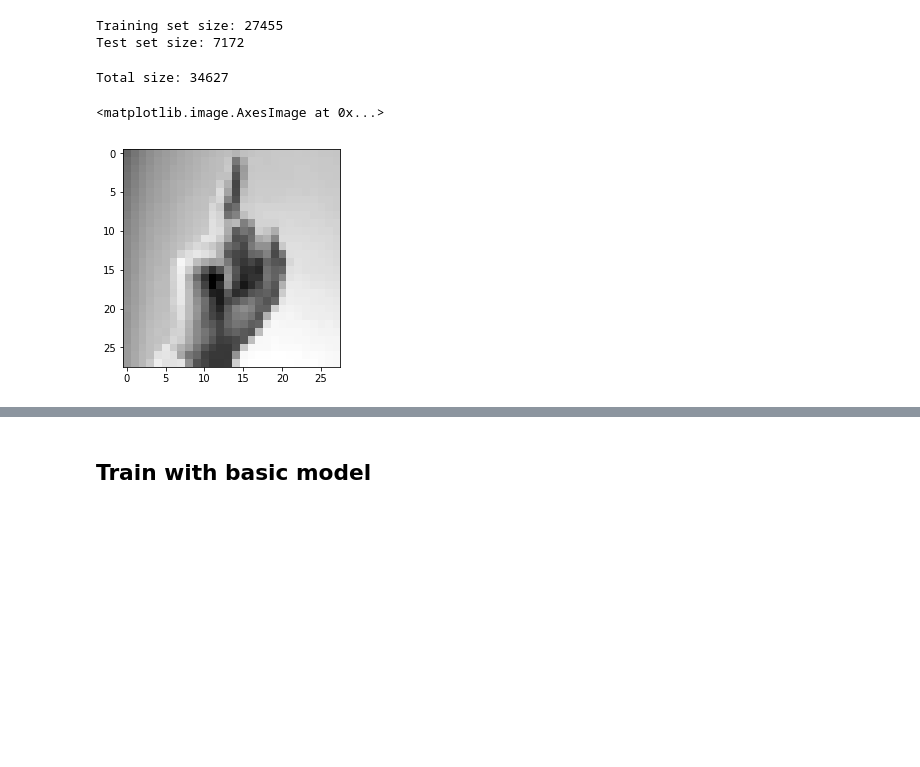
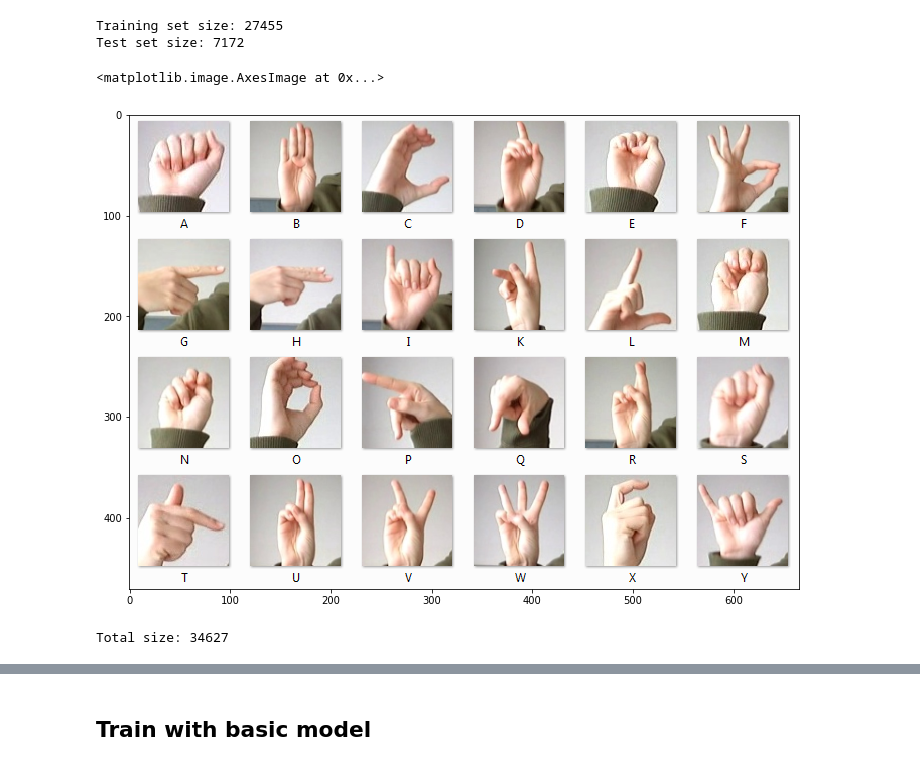
Before and after one commit to tailtq/ml-learning, a Jupyter notebook: handmade-products/sign-language-mnist/notebook.ipynb, the cells around one changed output, grey strips where cells are left out. Cells and saved outputs as stored; diff of their text form; code cells hidden in the pictures; blank space fills up the shorter version.

```diff
--- a/handmade-products/sign-language-mnist/notebook.ipynb
+++ b/handmade-products/sign-language-mnist/notebook.ipynb
@@ -54,6 +55,15 @@ print('Test set size: {}'.format(len(df_test)))
 # %% [output]
 Training set size: 27455
 Test set size: 7172
+# %%
+signs = cv2.imread('dataset/amer_sign2.png')
+signs = cv2.cvtColor(signs, cv2.COLOR_BGR2RGB)
+
+fig, ax = plt.subplots(1, 1, figsize=(12, 10))
+ax.imshow(signs)
+# %% [output]
+<matplotlib.image.AxesImage at 0x...>
+[figure, added]
 # %%
 df = pd.concat([df_train, df_test])
 # %%
@@ -63,8 +73,3 @@ Total size: 34627
 # %%
 y = df['label'].values.reshape(-1, 1)
 X = df.drop('label', axis=1).values.reshape(len(df), 28, 28)
-# %%
-plt.imshow(X[0], cmap='gray')
-# %% [output]
-<matplotlib.image.AxesImage at 0x...>
-[figure, removed]
```
Also changed, not shown: parts of 8 cells of this notebook, 14 other files.
